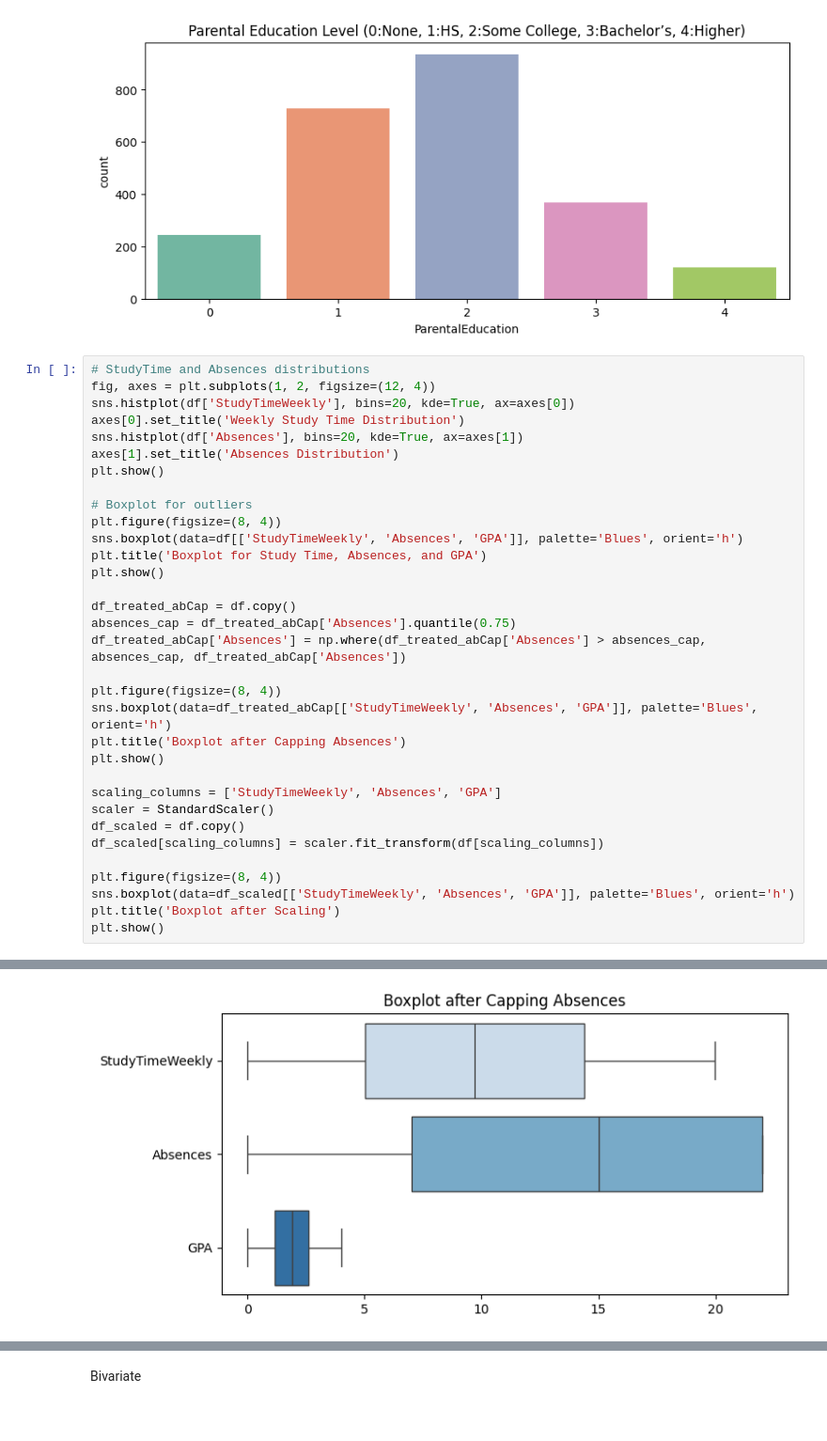
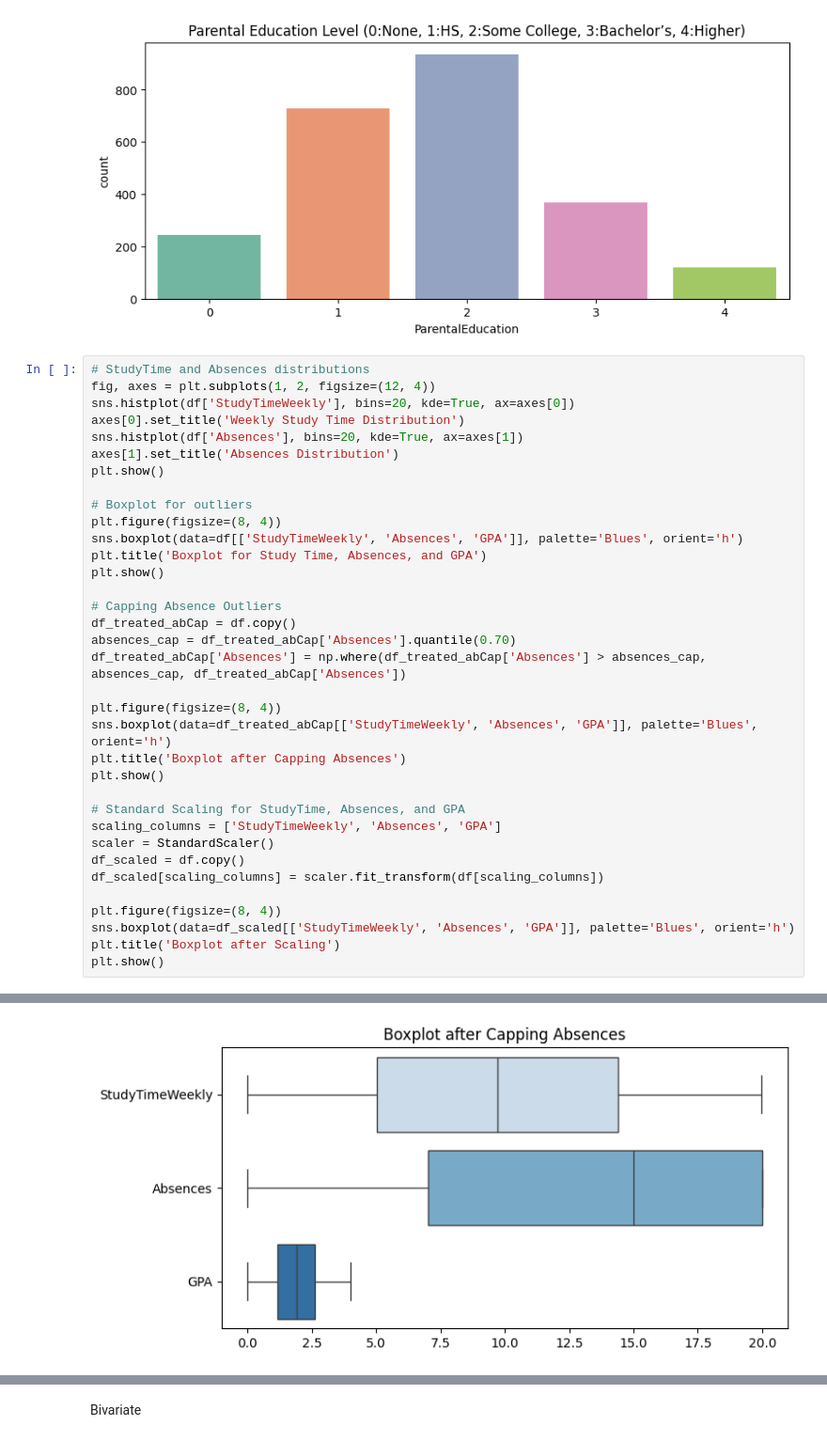
Before and after one commit to Thian0509/MLG382-Guided-Project, a Jupyter notebook: Jupyter_Notebooks/BrightPath_Academy.ipynb, the cells around one changed output, grey strips where cells are left out. Shown at 94% size. Drawn from its saved outputs; the diff is of its cells as text.

```diff
--- a/Jupyter_Notebooks/BrightPath_Academy.ipynb
+++ b/Jupyter_Notebooks/BrightPath_Academy.ipynb
@@ -132,35 +128,37 @@ axes[0].set_title('Weekly Study Time Distribution')
 sns.histplot(df['Absences'], bins=20, kde=True, ax=axes[1])
 axes[1].set_title('Absences Distribution')
 plt.show()
 
 # Boxplot for outliers
 plt.figure(figsize=(8, 4))
 sns.boxplot(data=df[['StudyTimeWeekly', 'Absences', 'GPA']], palette='Blues', orient='h')
 plt.title('Boxplot for Study Time, Absences, and GPA')
 plt.show()
 
+# Capping Absence Outliers
 df_treated_abCap = df.copy()
-absences_cap = df_treated_abCap['Absences'].quantile(0.75)
+absences_cap = df_treated_abCap['Absences'].quantile(0.70)
 df_treated_abCap['Absences'] = np.where(df_treated_abCap['Absences'] > absences_cap, absences_cap, df_treated_abCap['Absences'])
 
 plt.figure(figsize=(8, 4))
 sns.boxplot(data=df_treated_abCap[['StudyTimeWeekly', 'Absences', 'GPA']], palette='Blues', orient='h')
 plt.title('Boxplot after Capping Absences')
 plt.show()
 
+# Standard Scaling for StudyTime, Absences, and GPA
 scaling_columns = ['StudyTimeWeekly', 'Absences', 'GPA']
 scaler = StandardScaler()
 df_scaled = df.copy()
 df_scaled[scaling_columns] = scaler.fit_transform(df[scaling_columns])
 
 plt.figure(figsize=(8, 4))
 sns.boxplot(data=df_scaled[['StudyTimeWeekly', 'Absences', 'GPA']], palette='Blues', orient='h')
 plt.title('Boxplot after Scaling')
 plt.show()
 # %% [output]
 [figure]
 [figure]
-[figure, old version]
+[figure, new version]
 [figure]
 # %% [markdown]
 Bivariate
```
Also changed, not shown: parts of 1 cell of this notebook.
